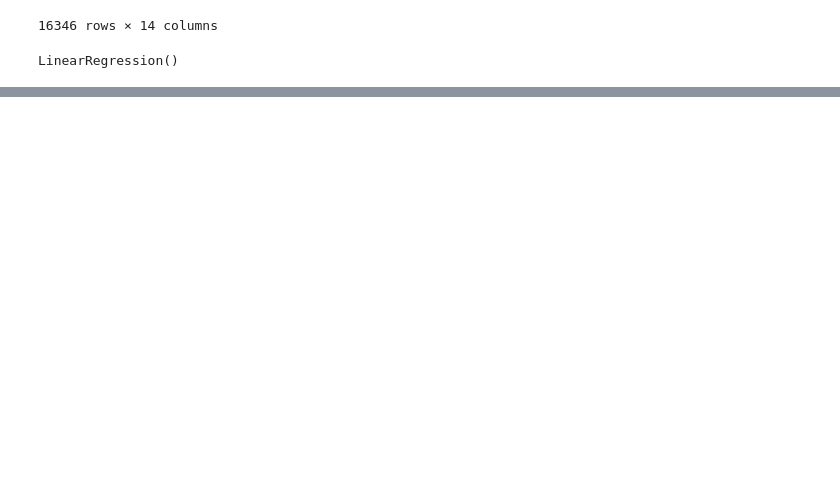
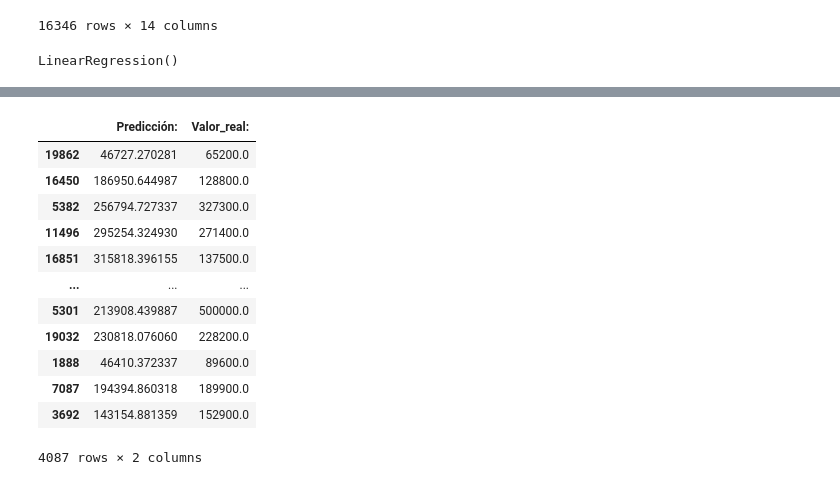
Before and after one commit to ZIZOHH-008/Machine-Learning-Domestika, a Jupyter notebook: RegresionLineal_CaliforniaHouses.ipynb, the cells around one changed output, grey strips where cells are left out. Cells and saved outputs as stored; diff of their text form; code cells hidden in the pictures; blank space fills up the shorter version.

```diff
--- a/RegresionLineal_CaliforniaHouses.ipynb
+++ b/RegresionLineal_CaliforniaHouses.ipynb
@@ -403,6 +410,6 @@ pd.DataFrame(x_entrenamiento_escalada)
 16346 rows × 14 columns
 # %%
 modelo_escalado = LinearRegression()
-modelo.fit(x_entrenamiento_escalada, y_entrenamiento)
+modelo_escalado.fit(x_entrenamiento_escalada, y_entrenamiento)
 # %% [output]
 LinearRegression()
@@ -425,0 +416,3 @@ pd.DataFrame(predicciones)
+# %%
+predicciones_escaladas = modelo_escalado.predict(x_prueba_escalada)
+pd.DataFrame(predicciones_escaladas)
@@ -425,0 +433,20 @@ pd.DataFrame(predicciones)
+# %%
+comparativa_escalada = {"Predicción: ": predicciones_escaladas,
+               "Valor_real: ": y_prueba}          # Un diccionario
+
+
+pd.DataFrame(comparativa_escalada)
+# %% [output]
+|  | Predicción: | Valor_real: |
+| 19862 | 46727.270281 | 65200.0 |
+| 16450 | 186950.644987 | 128800.0 |
+| 5382 | 256794.727337 | 327300.0 |
+| 11496 | 295254.324930 | 271400.0 |
+| 16851 | 315818.396155 | 137500.0 |
+| ... | ... | ... |
+| 5301 | 213908.439887 | 500000.0 |
+| 19032 | 230818.076060 | 228200.0 |
+| 1888 | 46410.372337 | 89600.0 |
+| 7087 | 194394.860318 | 189900.0 |
+| 3692 | 143154.881359 | 152900.0 |
+4087 rows × 2 columns
```
Also changed, not shown: parts of 14 cells of this notebook.
